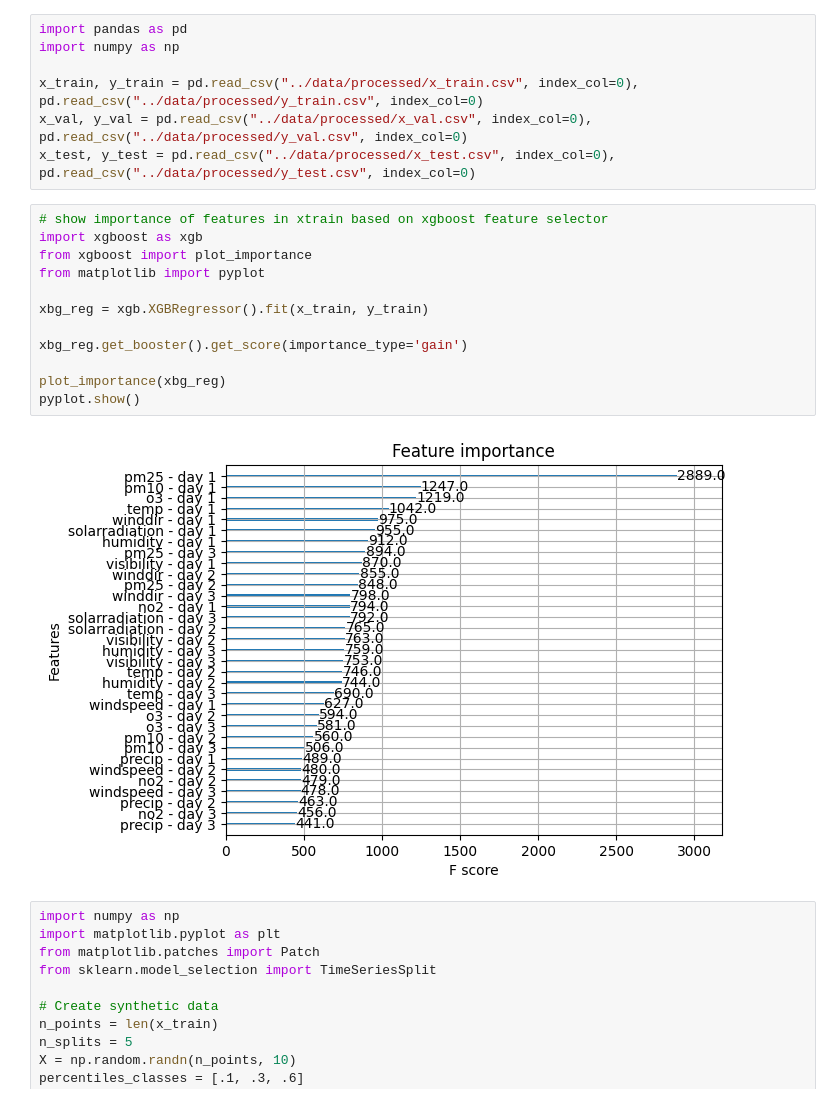
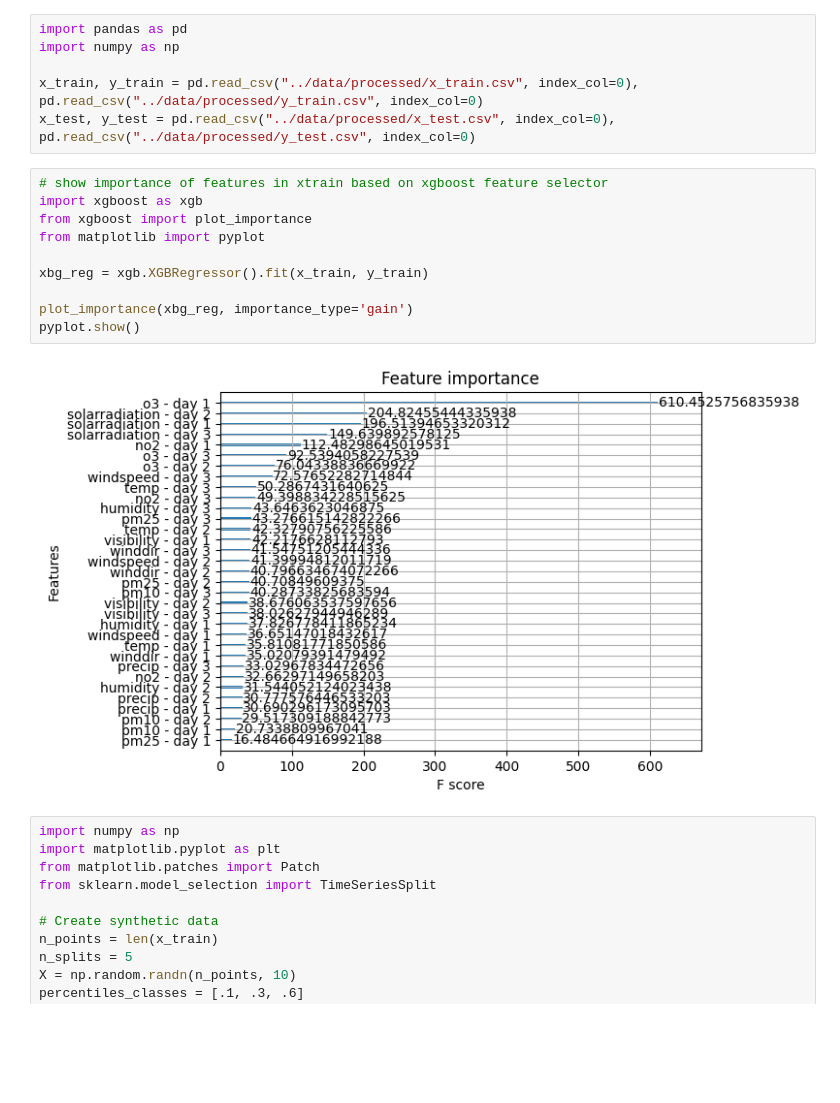
Before and after one commit to atodorov284/air-quality-forecast, a Jupyter notebook: notebooks/n3_model_selection_training.ipynb, the cells around one changed output. Drawn from its saved outputs; the diff is of its cells as text; blank space fills up the shorter version.

```diff
--- a/notebooks/n3_model_selection_training.ipynb
+++ b/notebooks/n3_model_selection_training.ipynb
@@ -3,22 +3,19 @@ import pandas as pd
 import numpy as np
 
 x_train, y_train = pd.read_csv("../data/processed/x_train.csv", index_col=0), pd.read_csv("../data/processed/y_train.csv", index_col=0)
-x_val, y_val = pd.read_csv("../data/processed/x_val.csv", index_col=0), pd.read_csv("../data/processed/y_val.csv", index_col=0)
 x_test, y_test = pd.read_csv("../data/processed/x_test.csv", index_col=0), pd.read_csv("../data/processed/y_test.csv", index_col=0)
 # %%
 # show importance of features in xtrain based on xgboost feature selector
 import xgboost as xgb
 from xgboost import plot_importance
 from matplotlib import pyplot
 
 xbg_reg = xgb.XGBRegressor().fit(x_train, y_train)
 
-xbg_reg.get_booster().get_score(importance_type='gain')
-
-plot_importance(xbg_reg)
+plot_importance(xbg_reg, importance_type='gain')
 pyplot.show()
 # %% [output]
-[figure, old version]
+[figure, new version]
 # %%
 import numpy as np
 import matplotlib.pyplot as plt
```
Also changed, not shown: parts of 2 cells of this notebook, 7 other files.
